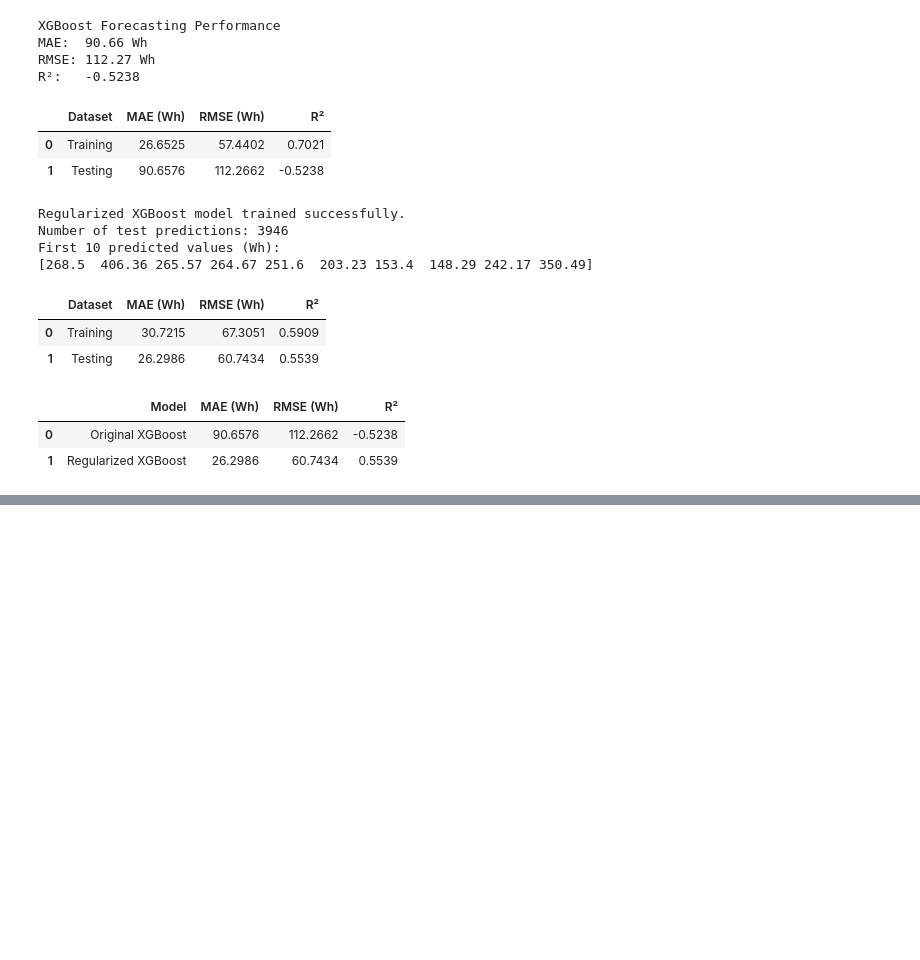
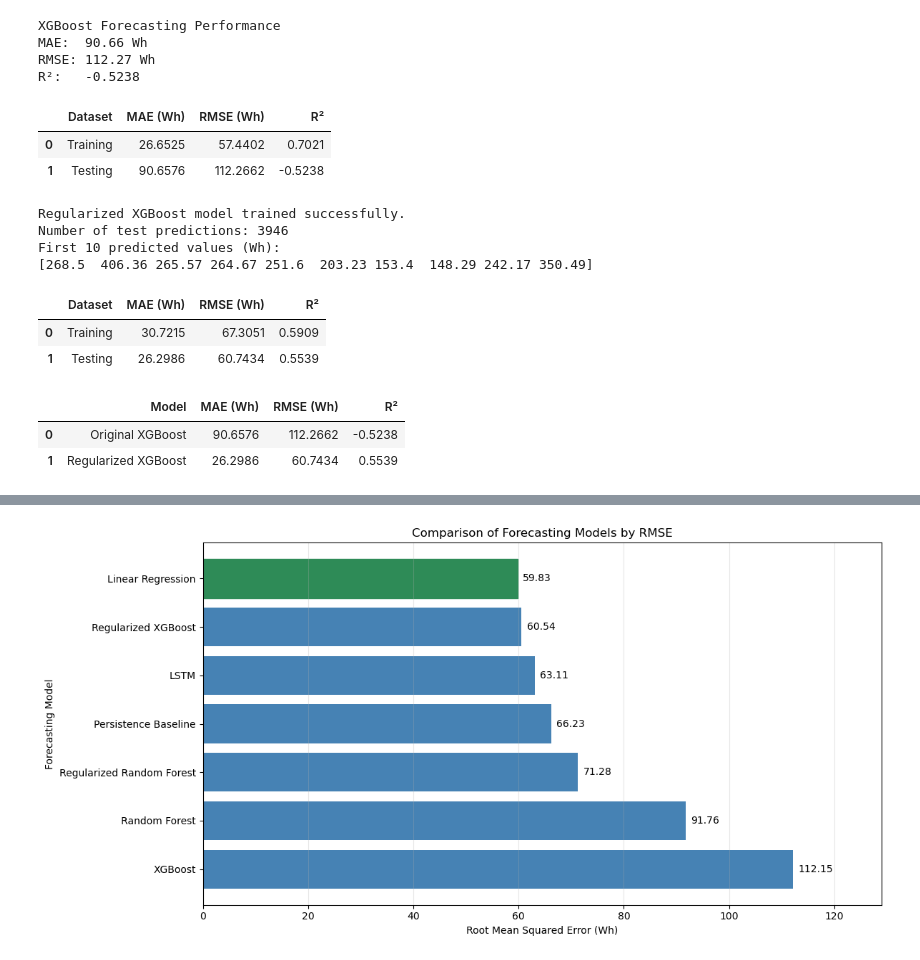
Before and after one commit to damisar/Smart_Home_Energy_Consumption_Prediction, a Jupyter notebook: notebook/Smart_Home_Energy_Consumption_Prediction.ipynb, the cells around one changed output, grey strips where cells are left out. Drawn from its saved outputs; the diff is of its cells as text; code cells hidden in the pictures; blank space fills up the shorter version.

Commit message:
Complete forecasting model comparison and performance analysis

```diff
--- a/notebook/Smart_Home_Energy_Consumption_Prediction.ipynb
+++ b/notebook/Smart_Home_Energy_Consumption_Prediction.ipynb
@@ -1566,0 +1822,18 @@ display(xgb_comparison.round(4))
+# %%
+# Section 4.8.2: Align Testing Periods Across All Models
+
+# The LSTM starts predicting after the first five test observations
+alignment_offset = len(y_test_forecast) - len(y_test_lstm)
+
+# Align the target values
+y_test_aligned = np.asarray(y_test_forecast)[alignment_offset:]
+
+# Verify that both models use identical target observations
+print("Alignment offset:", alignment_offset)
+print("Aligned test observations:", len(y_test_aligned))
+print("LSTM test observations:", len(y_test_lstm))
+
+print(
+    "Targets are identical:",
+    np.allclose(y_test_aligned, np.asarray(y_test_lstm))
+)
@@ -1566,0 +1897,43 @@ display(xgb_comparison.round(4))
+# %%
+# Section 4.8.4: Final Model Performance Visualization
+
+plt.figure(figsize=(12, 6))
+
+bars = plt.barh(
+    final_model_results["Model"],
+    final_model_results["RMSE (Wh)"],
+    color="steelblue"
+)
+
+# Highlight the best model
+bars[0].set_color("seagreen")
+
+plt.gca().invert_yaxis()
+
+plt.title("Comparison of Forecasting Models by RMSE")
+plt.xlabel("Root Mean Squared Error (Wh)")
+plt.ylabel("Forecasting Model")
+
+# Display RMSE values beside each bar
+for bar in bars:
+    width = bar.get_width()
+    plt.text(
+        width + 1,
+        bar.get_y() + bar.get_height() / 2,
+        f"{width:.2f}",
+        va="center"
+    )
+
+plt.xlim(0, final_model_results["RMSE (Wh)"].max() * 1.15)
+plt.grid(axis="x", alpha=0.3)
+plt.tight_layout()
+
+plt.savefig(
+    "../figure/final_model_rmse_comparison.png",
+    dpi=300,
+    bbox_inches="tight"
+)
+
+plt.show()
+# %% [output]
+[figure, added]
```
Also changed, not shown: parts of 10 cells of this notebook, 1 other file.
